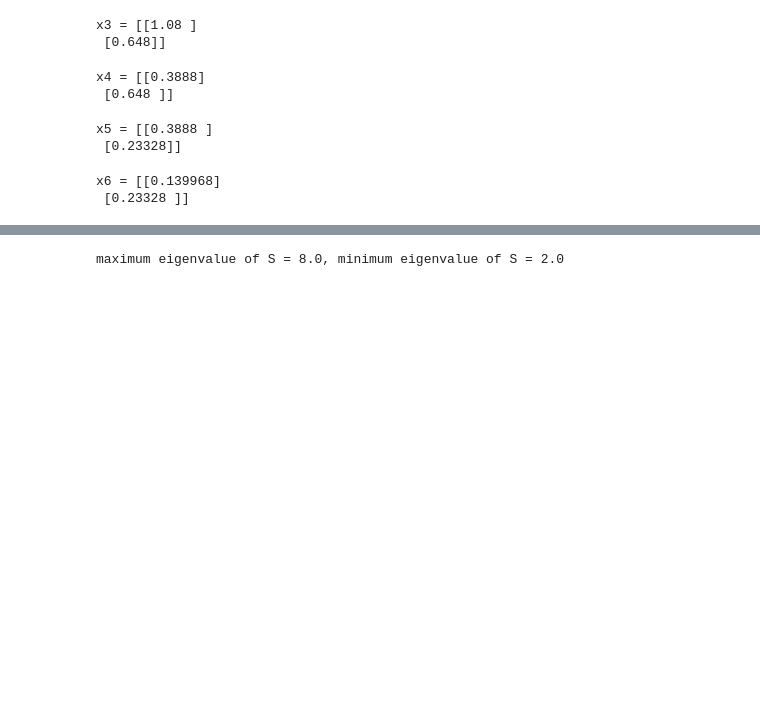
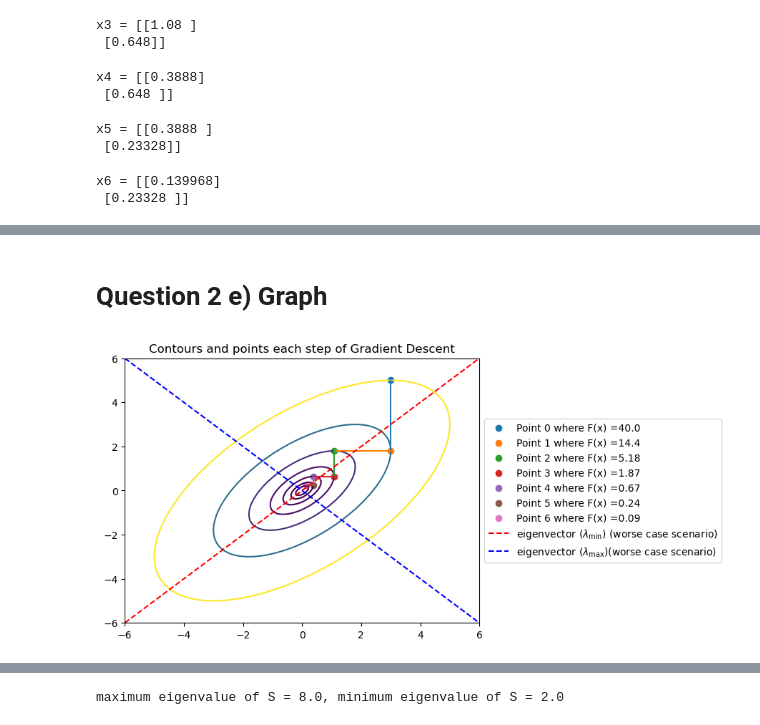
Before and after one commit to seanwhite674/Math-of-Machine-Learning-Module, a Jupyter notebook: Assignment3.ipynb, the cells around one changed output, grey strips where cells are left out. Saved outputs shown, nothing was run; the diff lists cells and outputs as text; code cells hidden in the pictures; blank space fills up the shorter version.

```diff
--- a/Assignment3.ipynb
+++ b/Assignment3.ipynb
@@ -170,19 +91,0 @@ print(e)
-# %%
-# Iterating using a loop
-N = 6
-x = np.array([3,5])
-xvalssteep = [x]
-funcvalssteep = [0.5*x@S@x]
-
-
-for i in range(N):
-    alpha = npl.norm(S@x)**2/((S@x).T@S@(S@x))
-    x = x-alpha*(S@x)
-    print(x)
-    xvalssteep.append(x)
-    funcvalssteep.append(0.5*x@S@x)
-    xt = np.array([0,0])
-    e = npl.norm(x-xt)
-    print(f"error after {i+1} iterations is {e} ")
-xvalssteep = np.array(xvals)
-funcvalssteep = np.array(funcvals)
@@ -234,0 +92,54 @@ plt.show()
+# %% [markdown]
+# Question 2 e) Graph
+# %%
+x = np.linspace(-6, 6, 100)
+y = np.linspace(-6, 6, 100)
+X1, X2 = np.meshgrid(x, y)
+Z = 0.5 * (5 * X1**2 - 6 * X1 * X2 + 5 * X2**2)
+
+## Looping gradient descent so that I can get array of xvals and function values
+N = 6
+initialguess = np.array([3, 5])
+xvals = [initialguess]
+funcvals = [0.5 * initialguess.T @ S @ initialguess]
+
+for i in range(1, N+1):
+    x = xvals[-1]
+    alpha = npl.norm(S @ x)**2 / ((S @ x).T @ S @ (S @ x))
+    xk = x - alpha * (S @ x)
+    xvals.append(xk)
+    funcvals.append((0.5 * xk.T @ S @ xk))
+    #print(f"X{i} after iteration {i} is x1 = {round(xk[0], 4)}, x2 = {round(xk[1], 4)}")
+
+xvals = np.array(xvals)
+
+plt.contour(X1, X2, Z, levels=sorted(funcvals))
+
+
+for i in range(0, len(xvals)):
+    x = xvals[i,0]     # x-coordinate
+    y = xvals[i,1] # y-coordinate
+    plt.scatter(x, y, label=f'Point {i} where F(x) ={round(funcvals[i],2)}')
+
+for i in range(0,len(xvals)-1):
+    x1 = xvals[i,0]
+    x2 = xvals[i+1,0]
+    y1 = xvals[i,1]
+    y2 = xvals[i+1,1]
+    plt.plot([x1,x2],[y1,y2])
+
+
+
+x = np.linspace(-6, 6, 100)
+eig2 = npl.eig(S)[1][:,1]
+m = eig2[0]/eig2[1]
+plt.plot(x,m*x,'r--',label = 'eigenvector ($\\lambda_{\\text{min}}$) (worse case scenario)')
+eig1 = npl.eig(S)[1][:,0]
+m = eig1[0]/eig1[1]
+plt.plot(x,m*x,'b--',label = 'eigenvector ($\\lambda_{\\text{max}}$)(worse case scenario)' )
+plt.title('Contours and points each step of Gradient Descent')
+plt.legend()
+plt.legend(loc='center left', bbox_to_anchor=(1, 0.5))  # Outside right
+plt.show()
+# %% [output]
+[figure, added]
```
Also changed, not shown: parts of 22 cells of this notebook.
